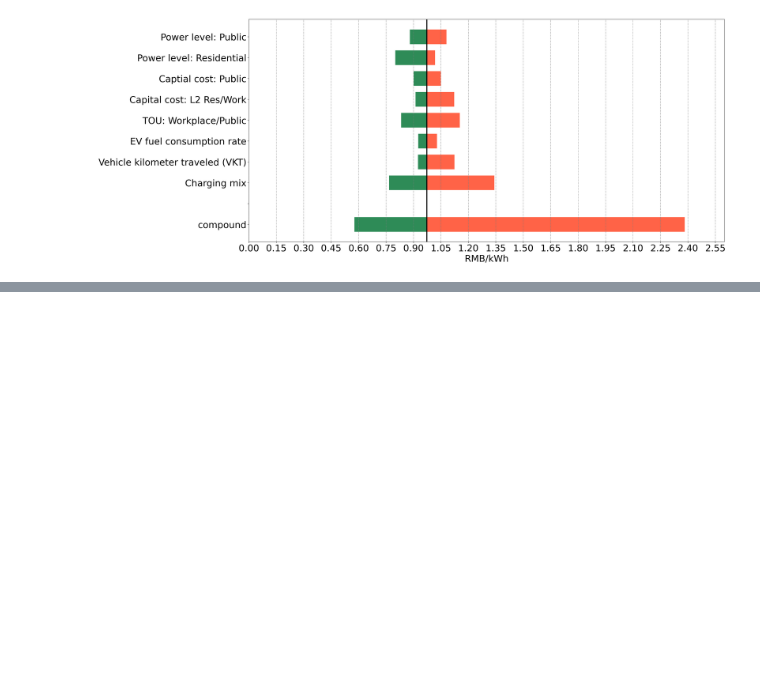
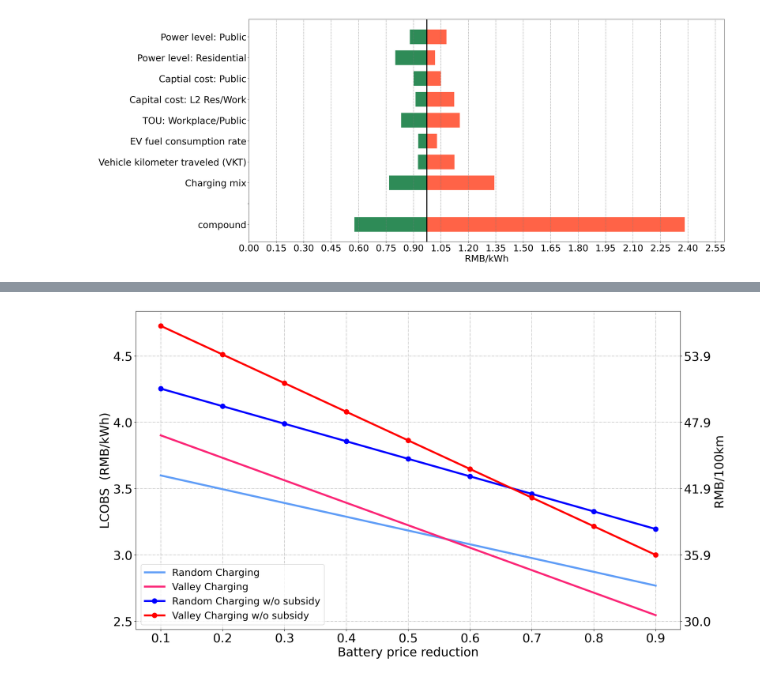
Before and after one commit to TamChonMan/LCOC-and-LCOBS-model, a Jupyter notebook: LCOC_LCOBS_analysis.ipynb, the cells around one changed output, grey strips where cells are left out. Cells and saved outputs as stored; diff of their text form; code cells hidden in the pictures; blank space fills up the shorter version.

```diff
--- a/LCOC_LCOBS_analysis.ipynb
+++ b/LCOC_LCOBS_analysis.ipynb
@@ -502,0 +569,15 @@ lp.sen_lcoc_grahp(sensitivity_result)
+# %%
+utilzation_lcoc_calculator.setup_combined_charging_mix([0,0,1])
+
+p_charging_mix = [[1,0,0,0],[0,1,0,0],[0,0,1,0],[0,0,0,1]]
+evse = [50,110,163,350]
+
+for evse_power,mix in zip(evse,p_charging_mix):
+    utilzation_lcoc_calculator.setup_p_charging_mix(mix)
+    result = []
+    for i in range(10,255,5):
+        utilzation_rate = i/1000
+        p_daily_output = evse_power * 24.0 * utilzation_rate
+        utilzation_lcoc_calculator.setup_p_daily_output(p_daily_output)
+        result.append(utilzation_lcoc_calculator.cal_national_w_lcoc())
+    lcoc_utilzation_result[f"{evse_power}kw"] = result
@@ -502,0 +761,27 @@ lp.sen_lcoc_grahp(sensitivity_result)
+# %%
+original_p = 1551
+battery_reduction_result = pd.DataFrame()
+nosub_br_random_stragety= copy.deepcopy(br_random_stragety).set_up_alpha(0)
+nosub_br_valley_stragety= copy.deepcopy(br_valley_stragety).set_up_alpha(0)
+
+all_lcobs = [br_random_stragety,br_valley_stragety,nosub_br_random_stragety,nosub_br_valley_stragety]
+model_name = ['Random Charging','Valley Charging','Random Charing w/o Subsidy','Valley Charing w/o Subsidy']
+
+all_model_result = []
+
+for model in all_lcobs:
+    model_result = []
+    for i in range(1,10):
+        reduction = i/10
+        r_batterprice = original_p * (1-reduction)
+        model.set_up_battery_price(r_batterprice)
+        model_lcobs = model.cal_LCOBS()
+        model_result.append(model_lcobs)
+    all_model_result.append(model_result)
+
+battery_reduction_result['Reduction'] = [x/10 for x in range(1,10)]
+
+for name,model_result in zip(model_name,all_model_result):
+    battery_reduction_result[name] = model_result
+
+battery_reduction_result
@@ -502,0 +799,5 @@ lp.sen_lcoc_grahp(sensitivity_result)
+# %%
+reload(lp)
+lp.plot_reduction_sensitivity(battery_reduction_result)
+# %% [output]
+[figure, added]
```
Also changed, not shown: parts of 20 cells of this notebook, 4 other files.
